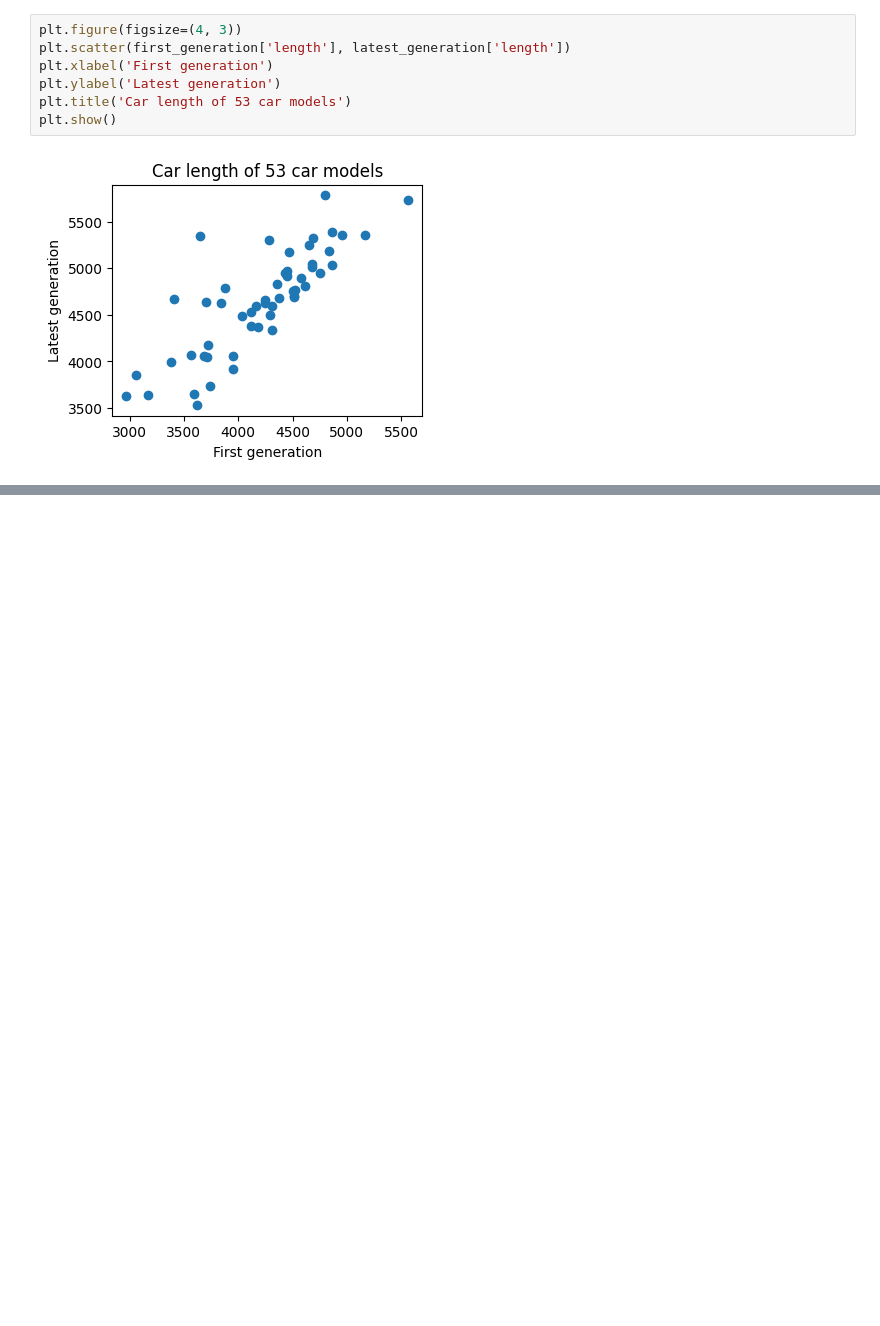
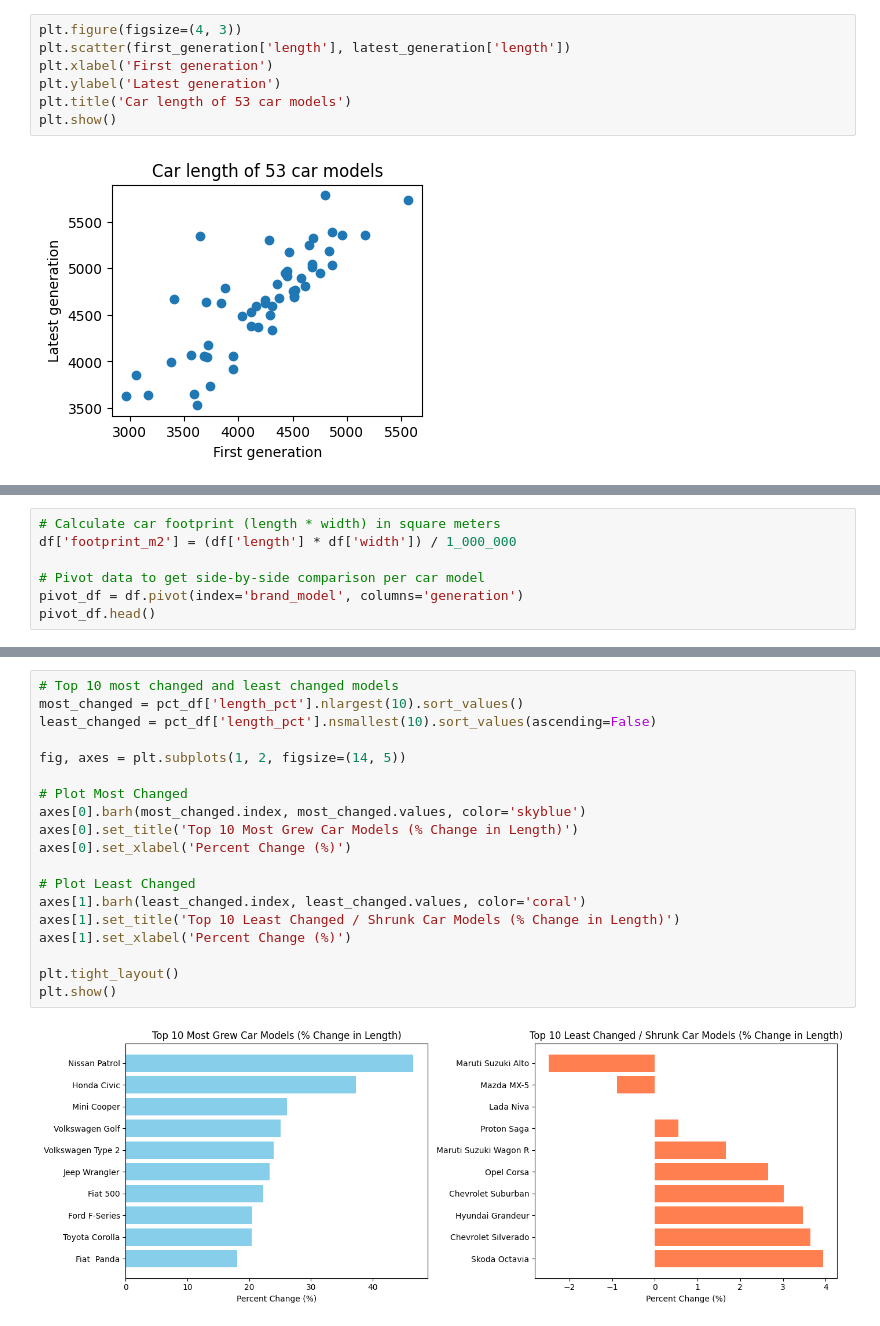
Before and after one commit to sanagahoi/Python_labs, a Jupyter notebook: cisco-labs/car-dimensions-project/car-dimensions.ipynb, the cells around one changed output, grey strips where cells are left out. Cells and saved outputs as stored; diff of their text form; blank space fills up the shorter version.

```diff
--- a/cisco-labs/car-dimensions-project/car-dimensions.ipynb
+++ b/cisco-labs/car-dimensions-project/car-dimensions.ipynb
@@ -90,0 +89,7 @@ plt.show()
+# %%
+# Calculate car footprint (length * width) in square meters
+df['footprint_m2'] = (df['length'] * df['width']) / 1_000_000
+
+# Pivot data to get side-by-side comparison per car model
+pivot_df = df.pivot(index='brand_model', columns='generation')
+pivot_df.head()
@@ -90,0 +156,21 @@ plt.show()
+# %%
+# Top 10 most changed and least changed models
+most_changed = pct_df['length_pct'].nlargest(10).sort_values()
+least_changed = pct_df['length_pct'].nsmallest(10).sort_values(ascending=False)
+
+fig, axes = plt.subplots(1, 2, figsize=(14, 5))
+
+# Plot Most Changed
+axes[0].barh(most_changed.index, most_changed.values, color='skyblue')
+axes[0].set_title('Top 10 Most Grew Car Models (% Change in Length)')
+axes[0].set_xlabel('Percent Change (%)')
+
+# Plot Least Changed
+axes[1].barh(least_changed.index, least_changed.values, color='coral')
+axes[1].set_title('Top 10 Least Changed / Shrunk Car Models (% Change in Length)')
+axes[1].set_xlabel('Percent Change (%)')
+
+plt.tight_layout()
+plt.show()
+# %% [output]
+[figure, added]
```
Also changed, not shown: parts of 8 cells of this notebook.
